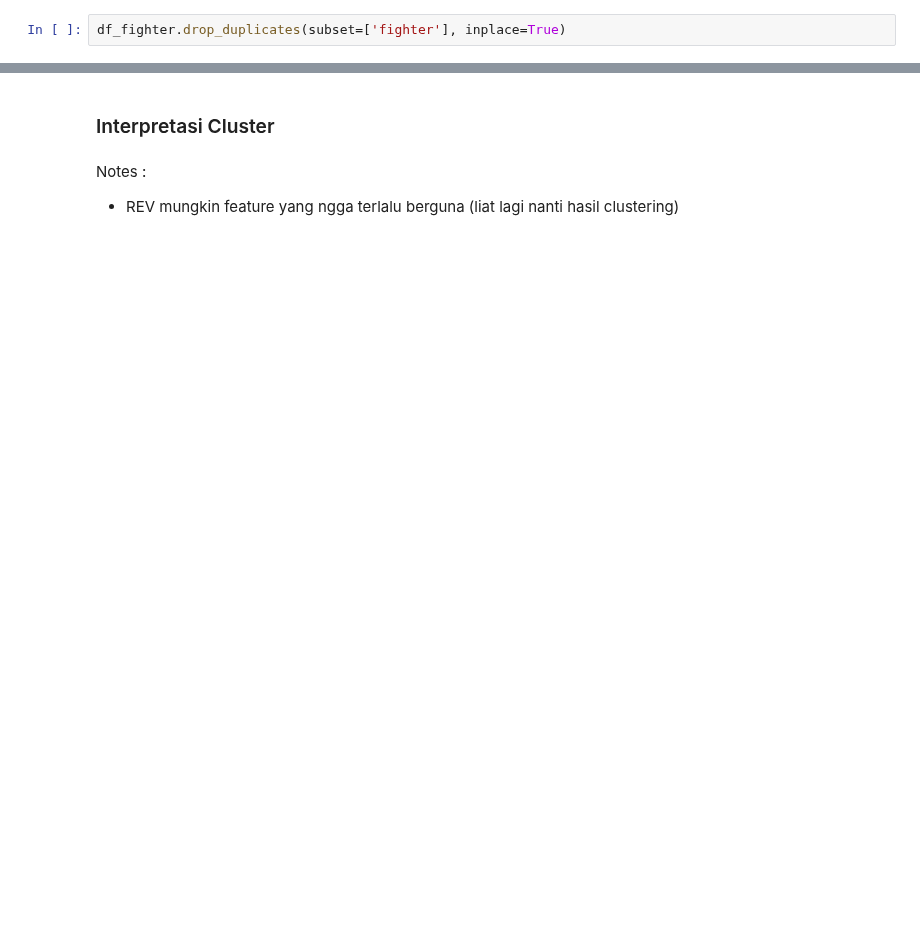
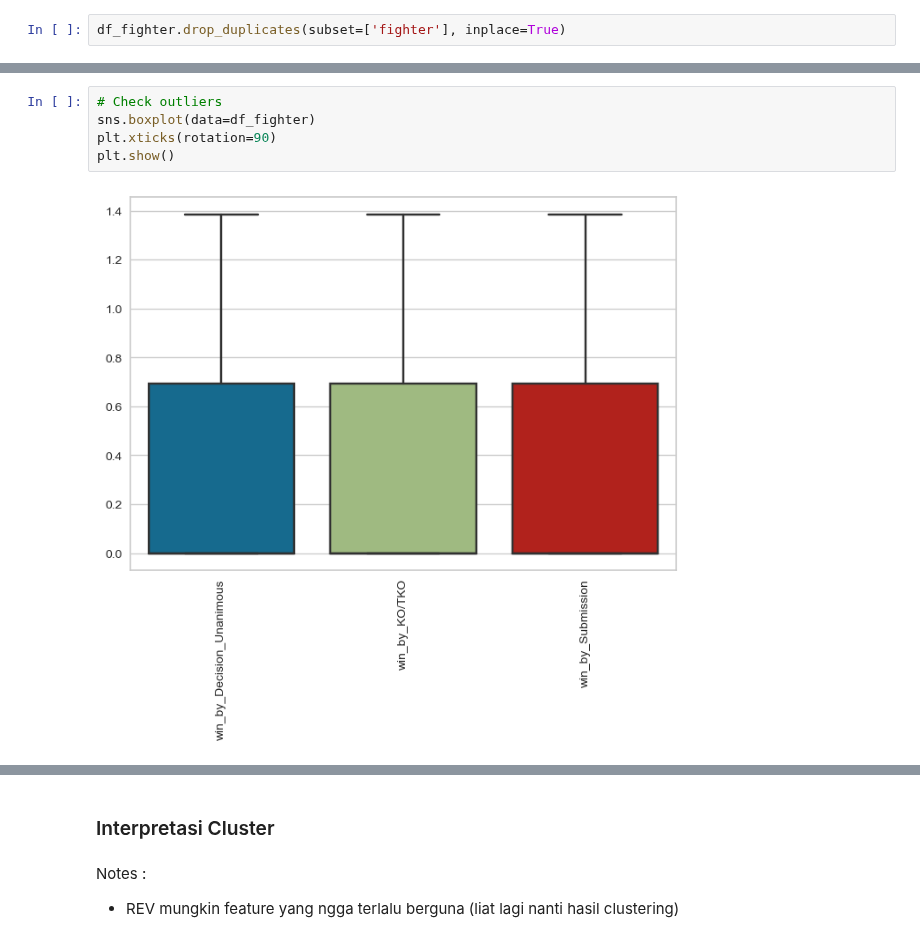
Before and after one commit to breadworshipper/TK-Kasdad, a Jupyter notebook: clustering/clustering.ipynb, the cells around one changed output, grey strips where cells are left out. Cells and saved outputs as stored; diff of their text form; blank space fills up the shorter version.

```diff
--- a/clustering/clustering.ipynb
+++ b/clustering/clustering.ipynb
@@ -91,0 +133,7 @@ df_fighter.drop_duplicates(subset=['fighter'], inplace=True)
+# %%
+# Check outliers
+sns.boxplot(data=df_fighter)
+plt.xticks(rotation=90)
+plt.show()
+# %% [output]
+[figure, added]
```
Also changed, not shown: parts of 84 cells of this notebook.
